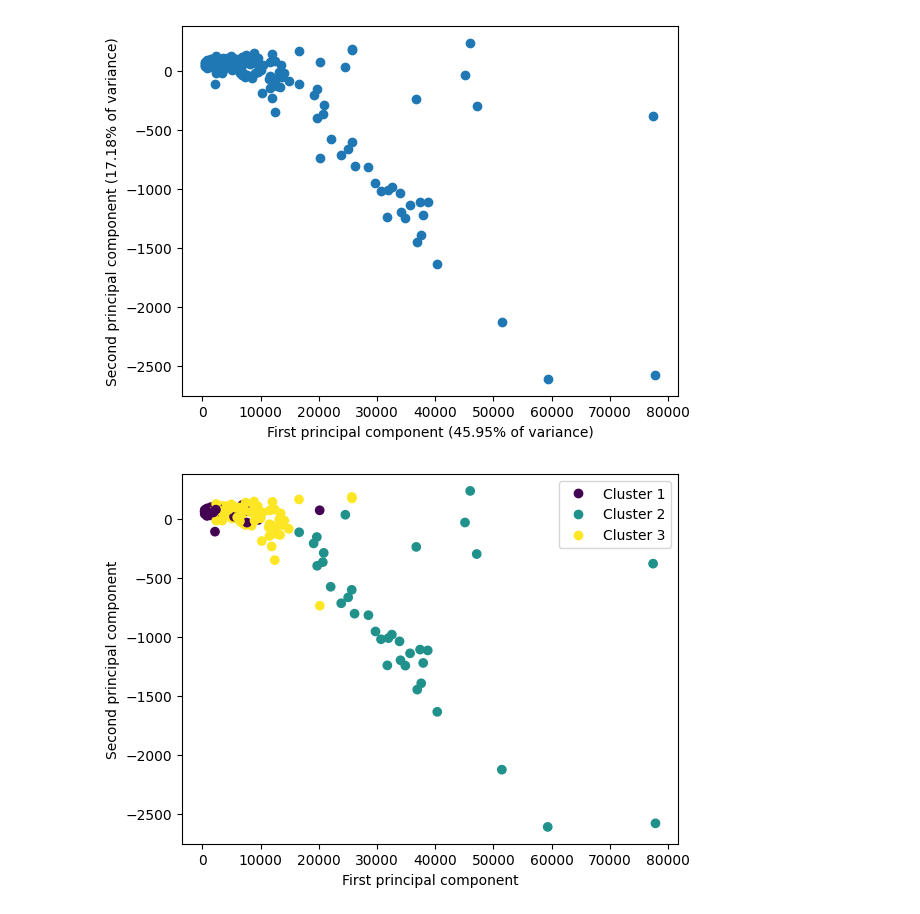
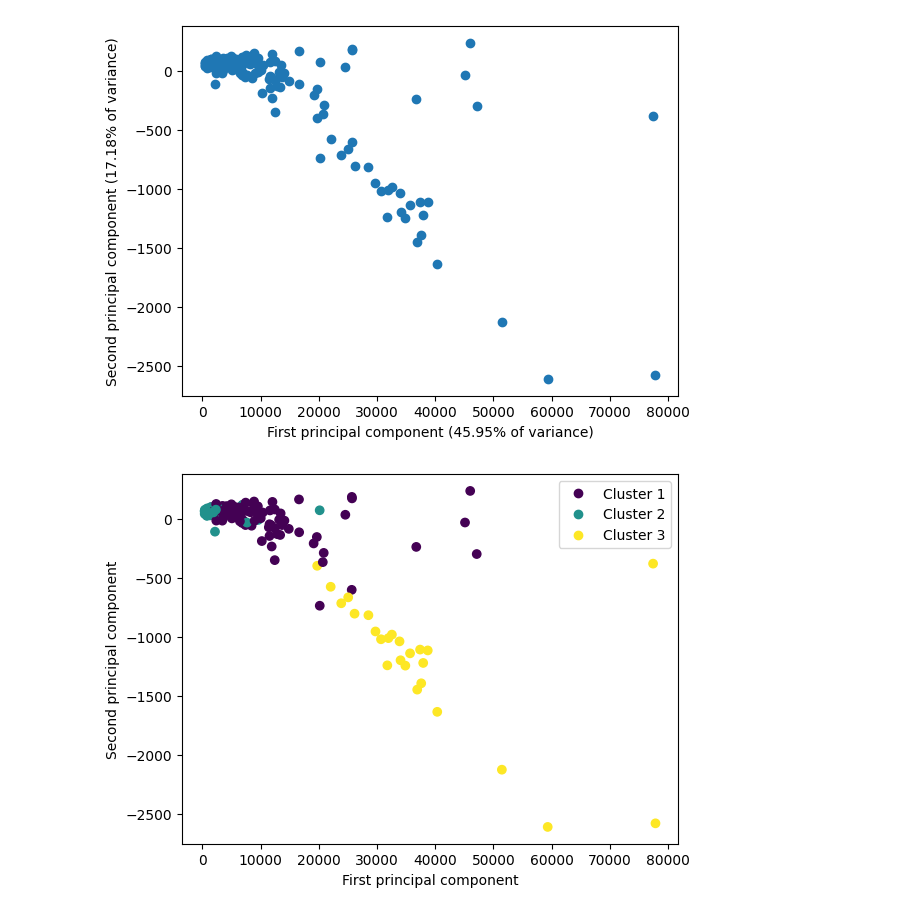
Before and after one commit to xerox123dshdhwx/Classification-Pays, a Jupyter notebook: note.ipynb, the cells around one changed output. Drawn from its saved outputs; the diff is of its cells as text; code cells hidden in the pictures.

```diff
--- a/note.ipynb
+++ b/note.ipynb
@@ -164,35 +156,35 @@ plt.grid(False)
 # %%
 from sklearn.cluster import KMeans
 
 # Create pipeline
 pipe = Pipeline(
     [("Pré traitement de la data", pre_trait),
      ("Reduction de la dimension", PCA(n_components=0.95)),
-     #("Clustering", SpectralClustering(n_clusters=3, affinity='nearest_neighbors')
-     ("Clustering", KMeans(n_clusters=3, random_state=0)
+     ("Clustering", SpectralClustering(n_clusters=3, affinity='nearest_neighbors')
+    #("Clustering", KMeans(n_clusters=3, random_state=0)
       )])
 
 #On retire la colone Country
 pipe.fit(df.iloc[:, 1:])
 labels = pipe.steps[-1][1].labels_
 
 #On visualise les clusters
 plt.figure()
 scatter = plt.scatter(pca.transform(df.iloc[:, 1:])[:, 0], pca.transform(df.iloc[:, 1:])[:, 1], c=labels)
 plt.xlabel('First principal component')
 plt.ylabel('Second principal component')
 plt.grid(False)
 
 # Ajouter une légende
 classes = ['Cluster 1', 'Cluster 2', 'Cluster 3']
 plt.legend(handles=scatter.legend_elements()[0], labels=classes)
 
 plt.show()
 
 #On ajoute les labels de clasification au dataframe
 df["classification"] = labels
 # %% [output]
-[figure, old version]
+[figure, new version]
 # %%
 print(df.to_string())
 # %% [output]
```
Also changed, not shown: parts of 10 cells of this notebook, 2 other files.
